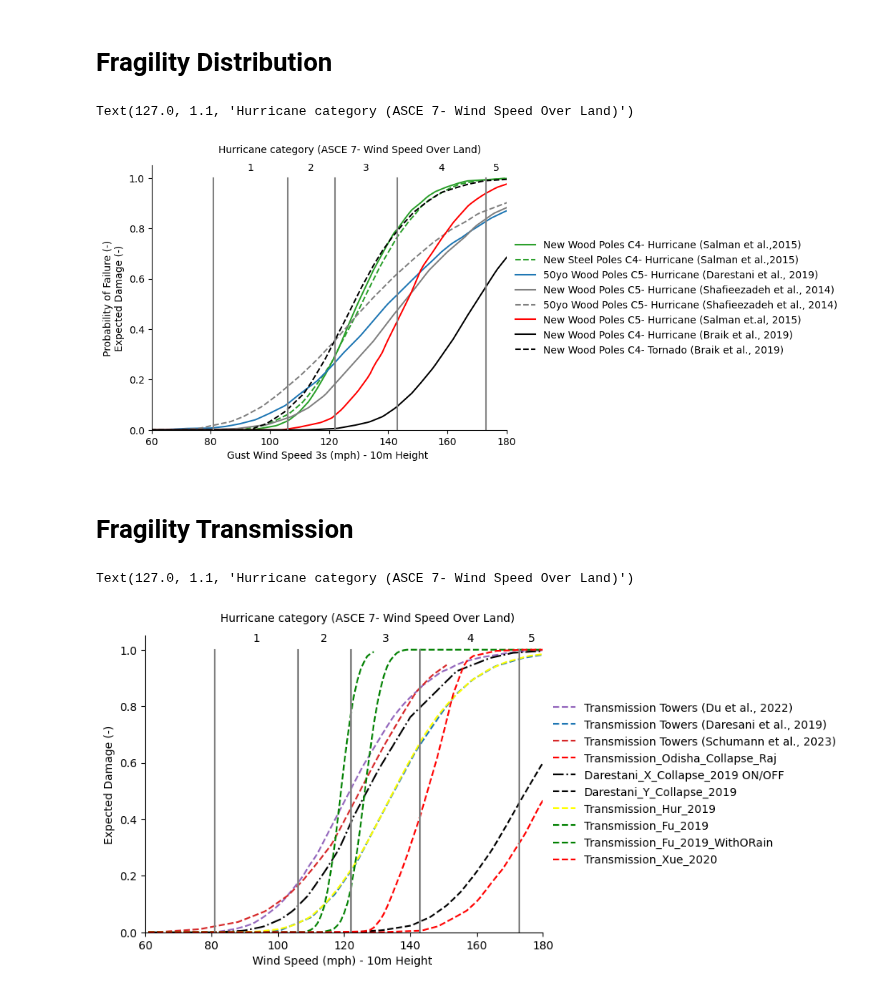
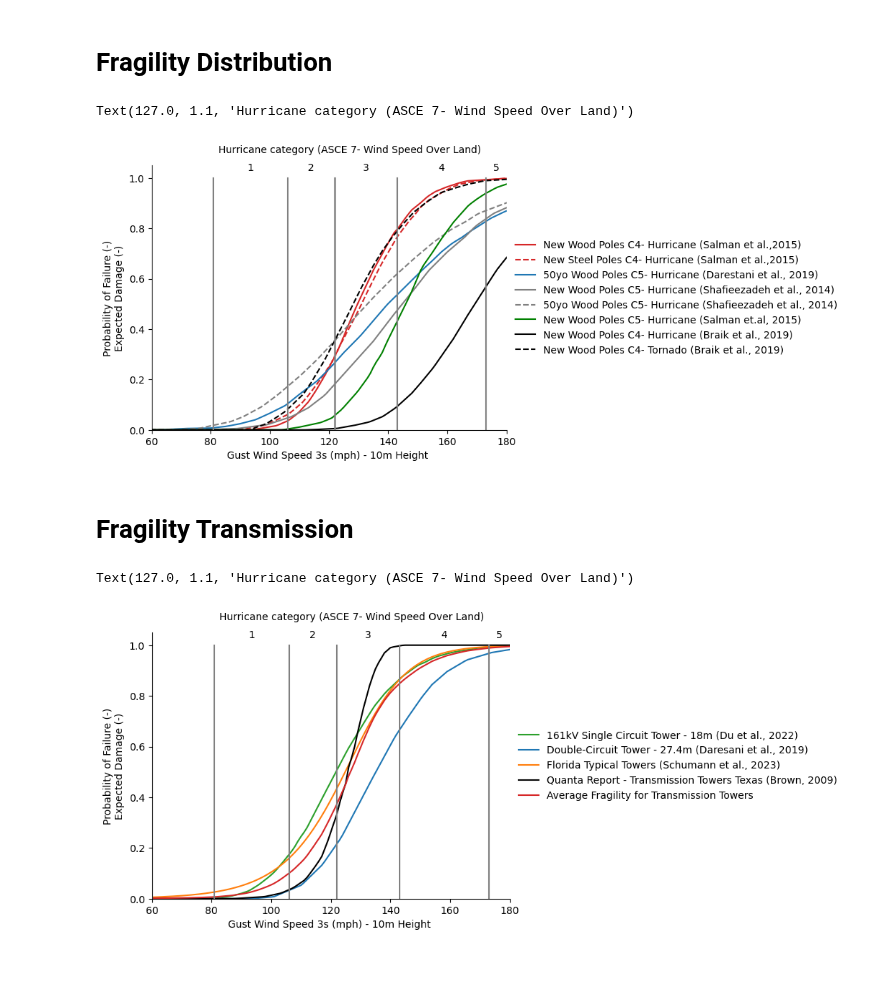
Before and after one commit to vaduraes/TemoaHurricane_V2, a Jupyter notebook: CreateDB_NC/InputData/FragilityCurvesData/PlotFragility.ipynb, the cells around one changed output. Cells and saved outputs as stored; diff of their text form; code cells hidden in the pictures; blank space fills up the shorter version.

```diff
--- a/CreateDB_NC/InputData/FragilityCurvesData/PlotFragility.ipynb
+++ b/CreateDB_NC/InputData/FragilityCurvesData/PlotFragility.ipynb
@@ -13,8 +13,8 @@ from fragility_curves_2023 import fragility
 # =============================================================================#
 
 #curve name, curve code, curve color, curve line style
-curves = {"Transmission Towers": ["NotAffected","tab:green","-"],
-          "Distribution Poles": ["DistributionPole_Wood_Salmana","red","-"],
+curves = {"Transmission Towers": ["Average_MultipleFC_TransmissionTowers","tab:green","-"],
+          "Distribution Poles": ["DistributionPole_Wood_Salmana","tab:red","-"],
           "Wind Onshore": ["wind_land_Bouchard","tab:blue","-"],
           "Wind Offshore": ["wind_offshore_Massachusetts_Wilkie","tab:blue","--"],
           "Solar": ["solar_Kabre","tab:orange","-"],
@@ -96,7 +96,7 @@ curves_Wind = {
           "5MW Offshore (Tot. Loss) - Yaw/Parked (Cheng et al., 2023)": ["wind_offshore_PM_MonopileTCost_Chen","black","-"],
           "5MW Offshore (Tot. Loss) - Emergency Shutdown (Cheng et al., 2023)": ["wind_offshore_ESM_MonopileTCost_Chen","black","--"],
           "5MW Offshore (F-Tower) - Emergency Shutdown (Cheng et al., 2023)": ["wind_offshore_ESM_MonopileTowerFragility_Chen","black","-."],
-          "5MW Offshore (F-Tower) - No Yaw (Wilkie et al., 2020)": ["wind_offshore_Massachusetts_Wilkie","red","-"],
+          "5MW Offshore (F-Tower) - No Yaw (Wilkie et al., 2020)": ["wind_offshore_Massachusetts_Wilkie","tab:red","-"],
 
           "3.3MW Land-Based (F-Tower) - No Yaw (Jaimes et al., 2019)": ["wind_land_NoDamping_Jaimes","tab:blue","-"],
           "Land-Based - Parametric (Tot. Loss) (Bouchard et al., 2023)": ["wind_land_Bouchard","tab:orange","-"]
@@ -171,7 +171,7 @@ from fragility_curves_2023 import fragility
 # =============================================================================#
 
 curves_Wind = {
-          "Rooftop Solar (Kabre et al., 2022)": ["solar_Kabre","black","-"],
+          "Rooftop Solar (Kabre et al., 2022)": ["solar_Kabre","tab:red","-"],
           "Rooftop Solar Max. Impact (Goodman et al., 2015)": ["solar_Goodman_max_impact","tab:orange","--"],
           "Rooftop Solar Avg. Impact (Goodman et al., 2015)": ["solar_Goodman_18_102_U_15","tab:orange",":"],
           "Rooftop Solar Min. Impact (Goodman et al., 2015)": ["solar_Goodman_min_impact","tab:orange","dashdot"],
@@ -321,12 +321,12 @@ from fragility_curves_2023 import fragility
 # Select Fragility Curves
 # =============================================================================#
 curves_Wind = {
-          "New Wood Poles C4- Hurricane (Salman et al.,2015)": ["DistributionPole_Wood_Salmana","tab:green","-"],
-          "New Steel Poles C4- Hurricane (Salman et al.,2015)": ["DistributionPole_Steel_Salmana","tab:green","--"],
+          "New Wood Poles C4- Hurricane (Salman et al.,2015)": ["DistributionPole_Wood_Salmana","tab:red","-"],
+          "New Steel Poles C4- Hurricane (Salman et al.,2015)": ["DistributionPole_Steel_Salmana","tab:red","--"],
          "50yo Wood Poles C5- Hurricane (Darestani et al., 2019)":["Distribution_Poles_Darestani_C5","tab:blue","-"],
            "New Wood Poles C5- Hurricane (Shafieezadeh et al., 2014)": ["Distribution_Wood_PolesNew_Shafieezadeh_C5","gray","-"],#Battery
            "50yo Wood Poles C5- Hurricane (Shafieezadeh et al., 2014)": ["Distribution_Wood_Poles50yo_Shafieezadeh_C5","gray","--"],
-           "New Wood Poles C5- Hurricane (Salman et.al, 2015)": ["Distribution_Poles_Salman","red","-"],#
+           "New Wood Poles C5- Hurricane (Salman et.al, 2015)": ["Distribution_Poles_Salman","green","-"],#
             "New Wood Poles C4- Hurricane (Braik et al., 2019)": ["DistributionPoles_Hurricane_Braik","black","-"],#
            "New Wood Poles C4- Tornado (Braik et al., 2019)": ["DistributionPoles_Tornado_Braik","black","--"],#
           }
@@ -382,7 +382,7 @@ plt.text((cat5+180)/2, y_txt, "5", ha="center")
 plt.text((cat1 + cat5) / 2.0, y_txt + 0.07, "Hurricane category (ASCE 7- Wind Speed Over Land)", ha="center")
 # %% [output]
 Text(127.0, 1.1, 'Hurricane category (ASCE 7- Wind Speed Over Land)')
-[figure, old version]
+[figure, new version]
 # %% [markdown]
 # Fragility Transmission
 # %%
@@ -398,18 +398,13 @@ from fragility_curves_2023 import fragility
 # =============================================================================#
 
 #curve name, curve code, curve color, curve line style
-curves = {"Transmission Towers (Du et al., 2022)": ["TransmissionTower_Du","tab:purple","--"],
-          "Transmission Towers (Daresani et al., 2019)": ["TransmissionTower_Daresani","tab:blue","--"],
-          "Transmission Towers (Schumann et al., 2023)": ["TransmissionTower_Schumann_2023","tab:red","--"],
-          "Transmission_Odisha_Collapse_Raj":["Transmission_Odisha_Collapse_Raj","red","--"],
-          "Darestani_X_Collapse_2019 ON/OFF": ["Darestani_X_Collapse_2019","black","-."],
-          "Darestani_Y_Collapse_2019": ["Darestani_Y_Collapse_2019","black","--"],
-          "Transmission_Hur_2019": ["Transmission_Hur_2019","yellow","--"],
-          "Transmission_Fu_2019": ["Transmission_Fu_2019_WithRain","green","--"],
-          "Transmission_Fu_2019_WithORain": ["Transmission_Fu_2019_WithORain","green","--"],
-          "Transmission_Xue_2020":["Transmission_Xue_2020","red","--"],
+curves = {"161kV Single Circuit Tower - 18m (Du et al., 2022)": ["TransmissionTower_Du","tab:green","-"],
+          "Double-Circuit Tower - 27.4m (Daresani et al., 2019)": ["TransmissionTower_Daresani","tab:blue","-"],
+          "Florida Typical Towers (Schumann et al., 2023)": ["TransmissionTower_Schumann_2023_Ext","tab:orange","-"],
+          "Quanta Report - Transmission Towers Texas (Brown, 2009)":["TransmissionTower_QuantaEX_2009","black","-"],
+          "Average Fragility for Transmission Towers": ["Average_MultipleFC_TransmissionTowers","tab:red","-"],
+
 }
-
 
 mph = np.arange(0, 200, 1)
 
@@ -426,39 +421,38 @@ for keys_name in curves.keys():
     damage=fragility(mph, curve=curve_name)
     ax.plot(mph, damage, curve_color,linestyle=line_style, label=keys_name)
 
-plt.ylabel("Expected Damage (-)")
-plt.xlabel("Wind Speed (mph) - 10m Height ")
+plt.ylabel("Probability of Failure (-)\nExpected Damage (-)")
+plt.xlabel("Gust Wind Speed 3s (mph) - 10m Height ")
+#plt.legend(bbox_to_anchor=(0.5, 0.1), loc='center left', ncol=1, frameon=True)
 plt.legend(bbox_to_anchor=(1.0, 0.5), loc='center left', ncol=1, frameon=False)
 
 
 ax.spines[['right', 'top']].set_visible(False)
 ax.set_ylim(ymin=0)
 ax.set_ylim(ymax=1.05)
 ax.set_xlim(xmin=60)
 ax.set_xlim(xmax=180)
 # Add vertical lines for category cases
 y = [0, 1.0]
 cat1 = 81
 cat2 = 106
 cat3 = 122
 cat4 = 143
 cat5 = 173
 
 plt.plot([cat1, cat1], y, color="gray")
 plt.plot([cat2, cat2], y, color="gray")
 plt.plot([cat3, cat3], y, color="gray")
 plt.plot([cat4, cat4], y, color="gray")
 plt.plot([cat5, cat5], y, color="gray")
 
 y_txt = 1.03
 plt.text((cat1 + cat2) / 2.0, y_txt, "1", ha="center")
 plt.text((cat2 + cat3) / 2.0, y_txt, "2", ha="center")
 plt.text((cat3 + cat4) / 2.0, y_txt, "3", ha="center")
 plt.text((cat4 + cat5) / 2.0, y_txt,"4", ha="center")
 plt.text((cat5+180)/2, y_txt, "5", ha="center")
 plt.text((cat1 + cat5) / 2.0, y_txt + 0.07, "Hurricane category (ASCE 7- Wind Speed Over Land)", ha="center")
-
-#plt.savefig('./Figures/fragility_curves.png', dpi=600, bbox_inches="tight")
 # %% [output]
 Text(127.0, 1.1, 'Hurricane category (ASCE 7- Wind Speed Over Land)')
-[figure, old version]
+[figure, new version]
```
Also changed, not shown: parts of 3 cells of this notebook, 2 other files.
